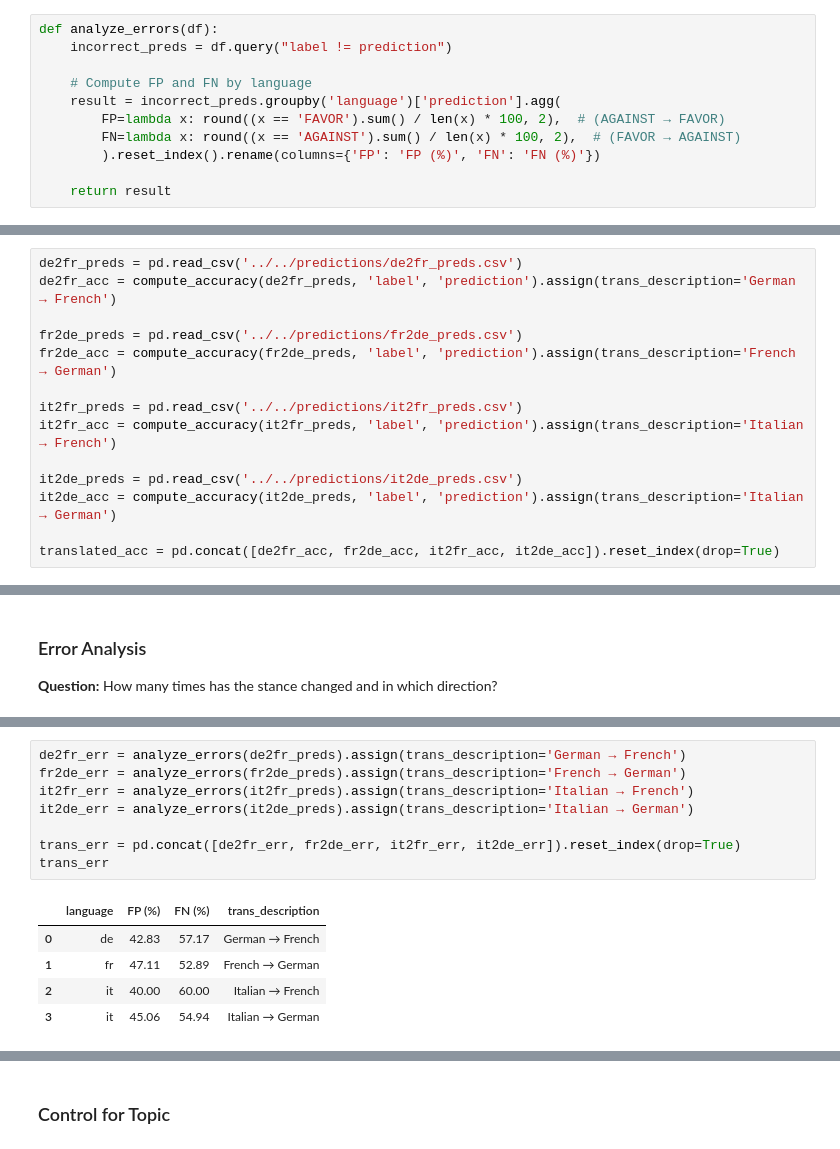
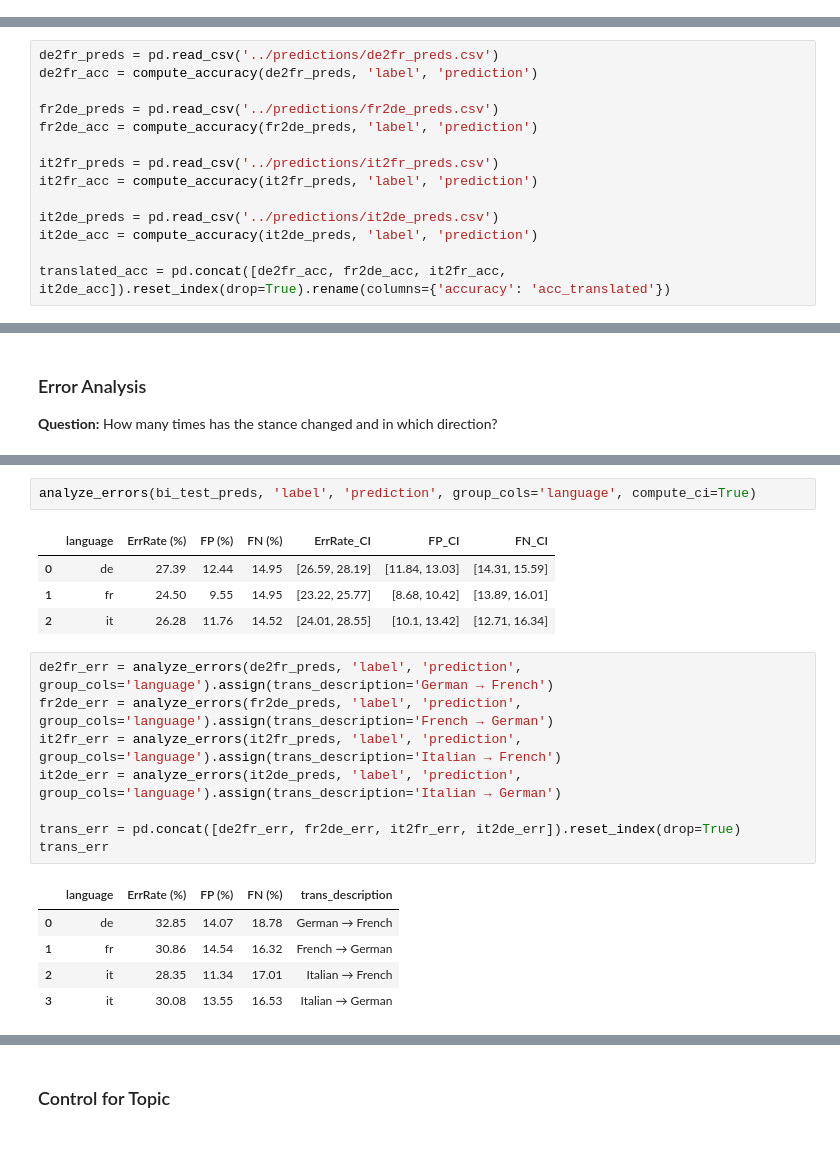
Before and after one commit to NazaninShafiabadi/StanceDetection, a Jupyter notebook: analysis/xstance.ipynb, the cells around one changed output, grey strips where cells are left out. Cells and saved outputs as stored; diff of their text form.

```diff
--- a/analysis/xstance.ipynb
+++ b/analysis/xstance.ipynb
@@ -54,14 +54,3 @@ def plot_metrics(model_dir):
                      color=['green', 'red', 'maroon'],
                      grid=True
                      )
-# %%
-def analyze_errors(df):
-    incorrect_preds = df.query("label != prediction")
-
-    # Compute FP and FN by language
-    result = incorrect_preds.groupby('language')['prediction'].agg(
-        FP=lambda x: round((x == 'FAVOR').sum() / len(x) * 100, 2),  # (AGAINST → FAVOR)
-        FN=lambda x: round((x == 'AGAINST').sum() / len(x) * 100, 2),  # (FAVOR → AGAINST)
-        ).reset_index().rename(columns={'FP': 'FP (%)', 'FN': 'FN (%)'})
-
-    return result
@@ -159,16 +201,16 @@ plot(bi_test_preds_by_topics)
 # %% [markdown]
 ### Translated
 # %%
-de2fr_preds = pd.read_csv('../../predictions/de2fr_preds.csv')
-de2fr_acc = compute_accuracy(de2fr_preds, 'label', 'prediction').assign(trans_description='German → French')
+de2fr_preds = pd.read_csv('../predictions/de2fr_preds.csv')
+de2fr_acc = compute_accuracy(de2fr_preds, 'label', 'prediction')
 
-fr2de_preds = pd.read_csv('../../predictions/fr2de_preds.csv')
-fr2de_acc = compute_accuracy(fr2de_preds, 'label', 'prediction').assign(trans_description='French → German')
+fr2de_preds = pd.read_csv('../predictions/fr2de_preds.csv')
+fr2de_acc = compute_accuracy(fr2de_preds, 'label', 'prediction')
 
-it2fr_preds = pd.read_csv('../../predictions/it2fr_preds.csv')
-it2fr_acc = compute_accuracy(it2fr_preds, 'label', 'prediction').assign(trans_description='Italian → French')
+it2fr_preds = pd.read_csv('../predictions/it2fr_preds.csv')
+it2fr_acc = compute_accuracy(it2fr_preds, 'label', 'prediction')
 
-it2de_preds = pd.read_csv('../../predictions/it2de_preds.csv')
-it2de_acc = compute_accuracy(it2de_preds, 'label', 'prediction').assign(trans_description='Italian → German')
+it2de_preds = pd.read_csv('../predictions/it2de_preds.csv')
+it2de_acc = compute_accuracy(it2de_preds, 'label', 'prediction')
 
-translated_acc = pd.concat([de2fr_acc, fr2de_acc, it2fr_acc, it2de_acc]).reset_index(drop=True)
+translated_acc = pd.concat([de2fr_acc, fr2de_acc, it2fr_acc, it2de_acc]).reset_index(drop=True).rename(columns={'accuracy': 'acc_translated'})
@@ -201,14 +252,21 @@ analyze_errors(bi_test_preds)
+# %%
+analyze_errors(bi_test_preds, 'label', 'prediction', group_cols='language', compute_ci=True)
+# %% [output]
+|  | language | ErrRate (%) | FP (%) | FN (%) | ErrRate_CI | FP_CI | FN_CI |
+| 0 | de | 27.39 | 12.44 | 14.95 | [26.59, 28.19] | [11.84, 13.03] | [14.31, 15.59] |
+| 1 | fr | 24.50 | 9.55 | 14.95 | [23.22, 25.77] | [8.68, 10.42] | [13.89, 16.01] |
+| 2 | it | 26.28 | 11.76 | 14.52 | [24.01, 28.55] | [10.1, 13.42] | [12.71, 16.34] |
 # %%
-de2fr_err = analyze_errors(de2fr_preds).assign(trans_description='German → French')
-fr2de_err = analyze_errors(fr2de_preds).assign(trans_description='French → German')
-it2fr_err = analyze_errors(it2fr_preds).assign(trans_description='Italian → French')
-it2de_err = analyze_errors(it2de_preds).assign(trans_description='Italian → German')
+de2fr_err = analyze_errors(de2fr_preds, 'label', 'prediction', group_cols='language').assign(trans_description='German → French')
+fr2de_err = analyze_errors(fr2de_preds, 'label', 'prediction', group_cols='language').assign(trans_description='French → German')
+it2fr_err = analyze_errors(it2fr_preds, 'label', 'prediction', group_cols='language').assign(trans_description='Italian → French')
+it2de_err = analyze_errors(it2de_preds, 'label', 'prediction', group_cols='language').assign(trans_description='Italian → German')
 
 trans_err = pd.concat([de2fr_err, fr2de_err, it2fr_err, it2de_err]).reset_index(drop=True)
 trans_err
 # %% [output]
-|  | language | FP (%) | FN (%) | trans_description |
-| 0 | de | 42.83 | 57.17 | German → French |
-| 1 | fr | 47.11 | 52.89 | French → German |
-| 2 | it | 40.00 | 60.00 | Italian → French |
-| 3 | it | 45.06 | 54.94 | Italian → German |
+|  | language | ErrRate (%) | FP (%) | FN (%) | trans_description |
+| 0 | de | 32.85 | 14.07 | 18.78 | German → French |
+| 1 | fr | 30.86 | 14.54 | 16.32 | French → German |
+| 2 | it | 28.35 | 11.34 | 17.01 | Italian → French |
+| 3 | it | 30.08 | 13.55 | 16.53 | Italian → German |
```
Also changed, not shown: parts of 24 cells of this notebook.
